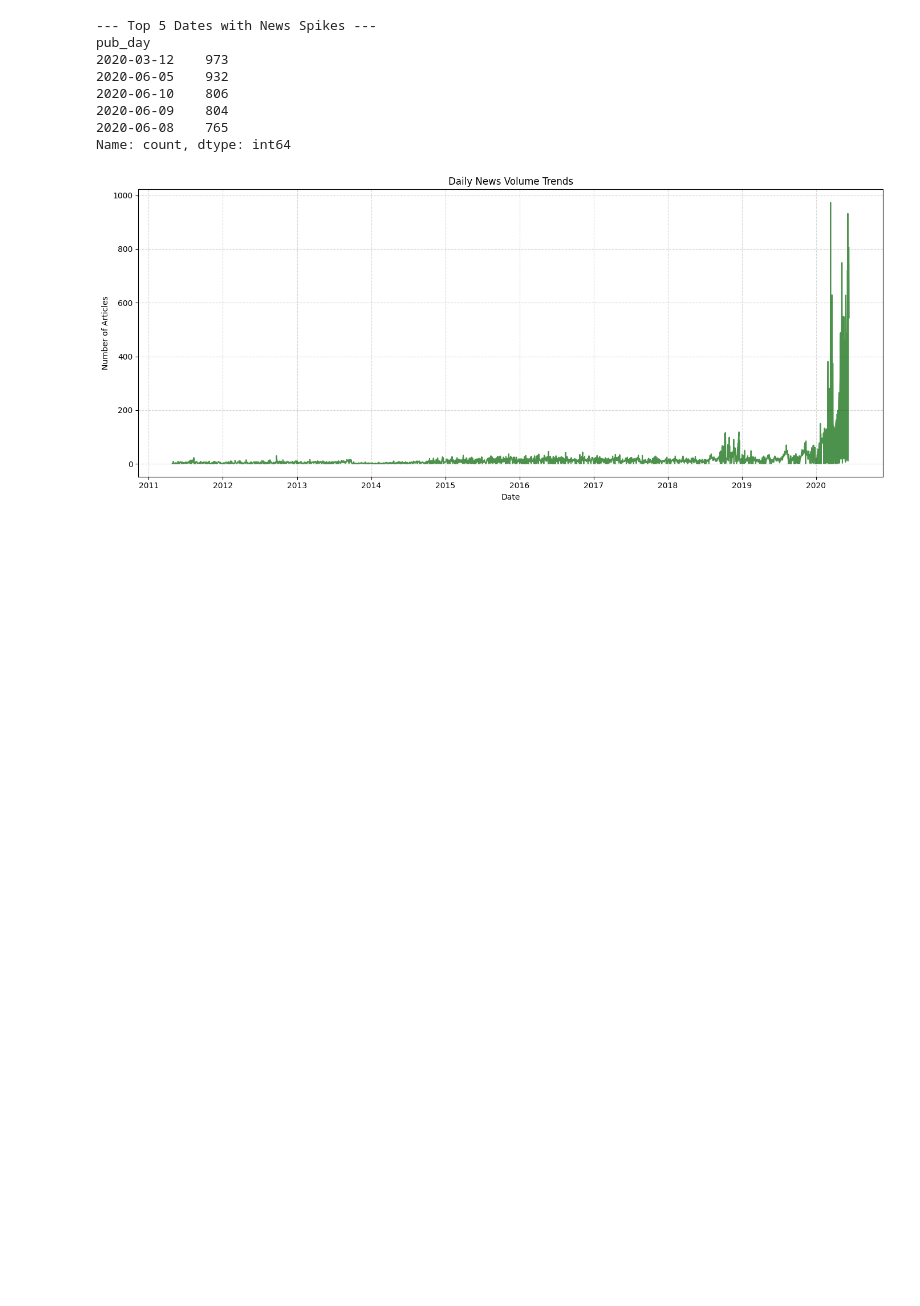
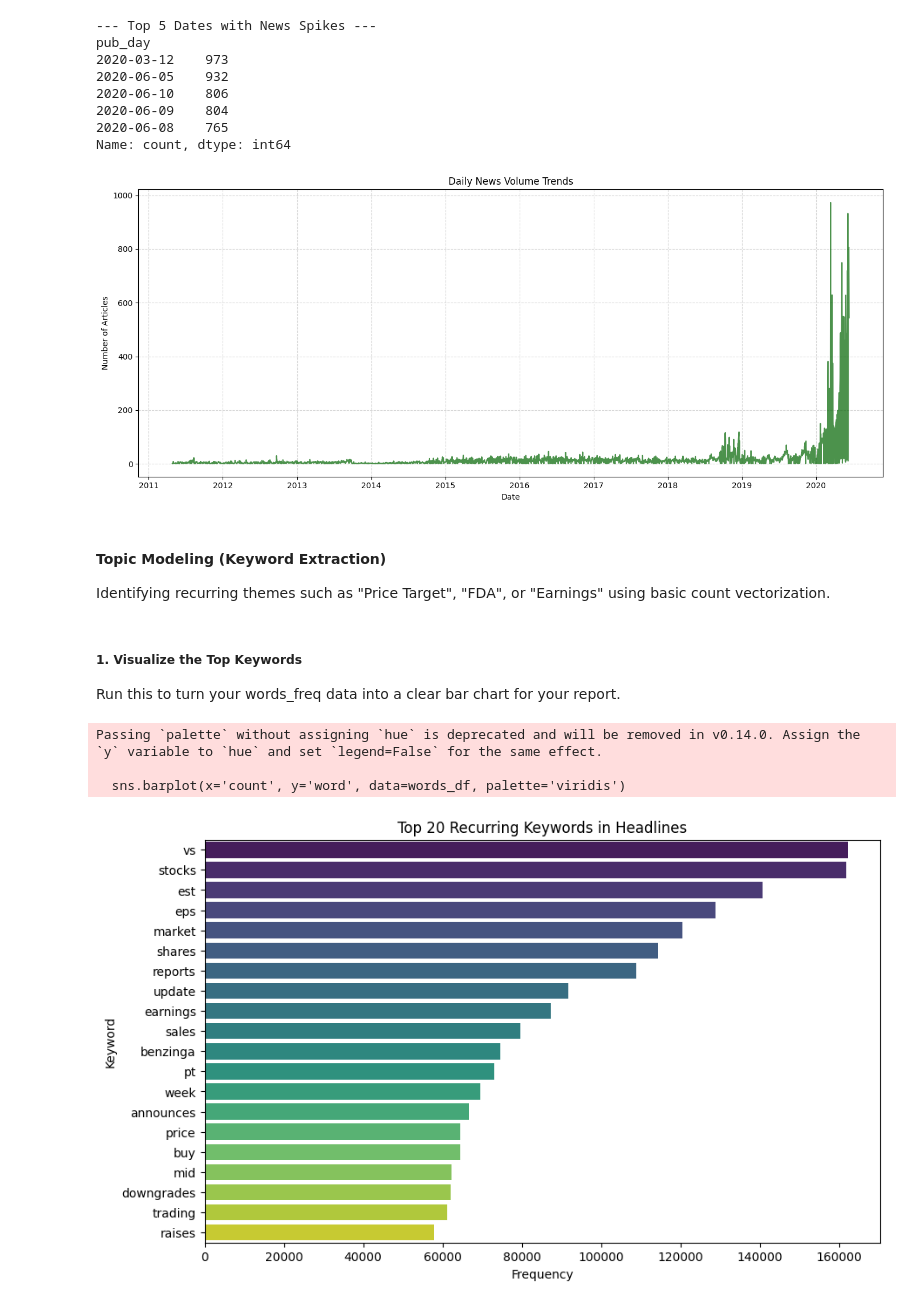
Before and after one commit to hk12214/news-sentiment-analysis, a Jupyter notebook: notebooks/eda_analysis.ipynb, the cells around one changed output. Cells and saved outputs as stored; diff of their text form; code cells hidden in the pictures; blank space fills up the shorter version.

Commit message:
feat: implement keyword extraction and topic modeling on headlines

```diff
--- a/notebooks/eda_analysis.ipynb
+++ b/notebooks/eda_analysis.ipynb
@@ -96,3 +96,34 @@ plt.tight_layout()
 plt.show()
 # %% [output]
 [figure]
+# %% [markdown]
+#### Topic Modeling (Keyword Extraction)
+Identifying recurring themes such as "Price Target", "FDA", or "Earnings" using basic count vectorization.
+# %%
+from sklearn.feature_extraction.text import CountVectorizer
+
+# 1. Simple Keyword Extraction
+cv = CountVectorizer(stop_words='english', max_features=20)
+words = cv.fit_transform(df['headline'])
+sum_words = words.sum(axis=0)
+
+words_freq = [(word, sum_words[0, idx]) for word, idx in cv.vocabulary_.items()]
+words_freq = sorted(words_freq, key = lambda x: x[1], reverse=True)
+# %% [markdown]
+##### 1. Visualize the Top Keywords
+Run this to turn your words_freq data into a clear bar chart for your report.
+# %%
+# 2. Visualize Top Keywords
+words_df = pd.DataFrame(words_freq, columns=['word', 'count'])
+
+plt.figure(figsize=(10, 6))
+sns.barplot(x='count', y='word', data=words_df, palette='viridis')
+plt.title('Top 20 Recurring Keywords in Headlines')
+plt.xlabel('Frequency')
+plt.ylabel('Keyword')
+plt.show()
+# %% [output]
+Passing `palette` without assigning `hue` is deprecated and will be removed in v0.14.0. Assign the `y` variable to `hue` and set `legend=False` for the same effect.
+
+  sns.barplot(x='count', y='word', data=words_df, palette='viridis')
+[figure, added]
```
Also changed, not shown: parts of 2 cells of this notebook.
